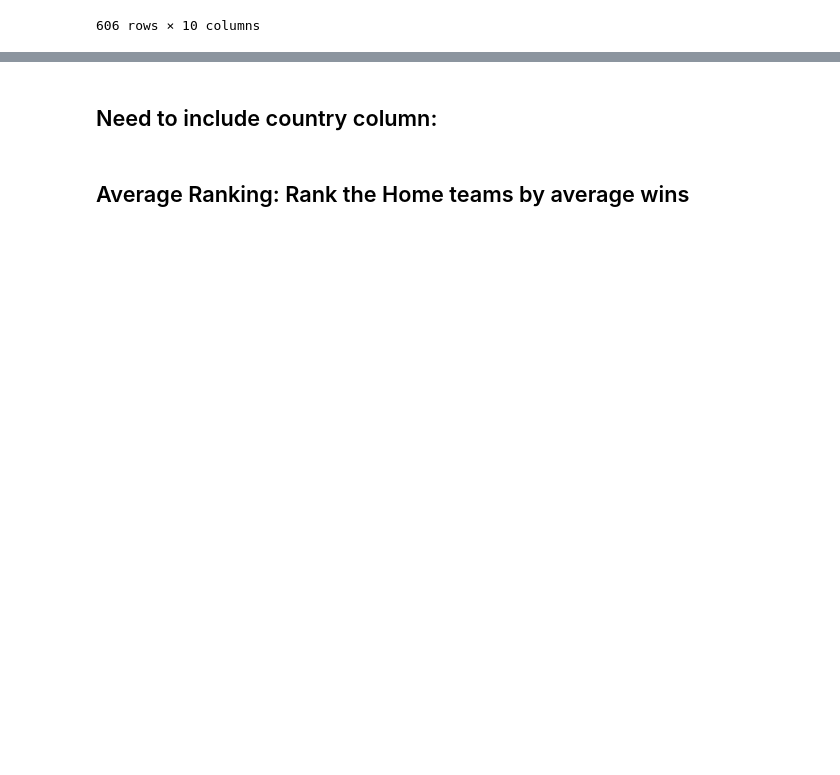
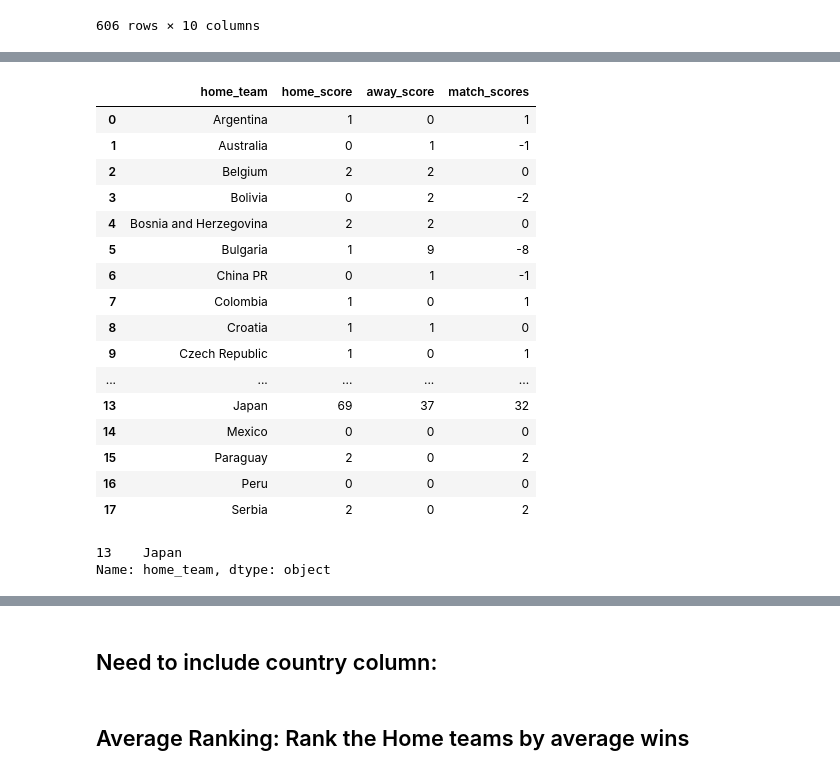
Before and after one commit to ylee9107/Visual-Analytics-Project-1---footballResults, a Jupyter notebook: Python files/Football_Task1.ipynb, the cells around one changed output, grey strips where cells are left out. Drawn from its saved outputs; the diff is of its cells as text; code cells hidden in the pictures; blank space fills up the shorter version.

```diff
--- a/Python files/Football_Task1.ipynb
+++ b/Python files/Football_Task1.ipynb
@@ -553,0 +594,2 @@ data_football_tournamentTypes[49].groupby('home_team').sum().match_scores.max()
+# %%
+data_football_tournamentTypes_subset = data_football_tournamentTypes[49].groupby('home_team').sum()
@@ -553,0 +610,27 @@ data_football_tournamentTypes[49].groupby('home_team').sum().match_scores.max()
+# %%
+data_football_tournamentTypes_subset = data_football_tournamentTypes_subset.reset_index()
+# %%
+data_football_tournamentTypes_subset
+# %% [output]
+|  | home_team | home_score | away_score | match_scores |
+| 0 | Argentina | 1 | 0 | 1 |
+| 1 | Australia | 0 | 1 | -1 |
+| 2 | Belgium | 2 | 2 | 0 |
+| 3 | Bolivia | 0 | 2 | -2 |
+| 4 | Bosnia and Herzegovina | 2 | 2 | 0 |
+| 5 | Bulgaria | 1 | 9 | -8 |
+| 6 | China PR | 0 | 1 | -1 |
+| 7 | Colombia | 1 | 0 | 1 |
+| 8 | Croatia | 1 | 1 | 0 |
+| 9 | Czech Republic | 1 | 0 | 1 |
+| ... | ... | ... | ... | ... |
+| 13 | Japan | 69 | 37 | 32 |
+| 14 | Mexico | 0 | 0 | 0 |
+| 15 | Paraguay | 2 | 0 | 2 |
+| 16 | Peru | 0 | 0 | 0 |
+| 17 | Serbia | 2 | 0 | 2 |
+# %%
+data_football_tournamentTypes_subset.home_team[data_football_tournamentTypes_subset['match_scores'] == data_football_tournamentTypes_subset['match_scores'].max()]
+# %% [output]
+13    Japan
+Name: home_team, dtype: object
```
Also changed, not shown: parts of 14 cells of this notebook.
